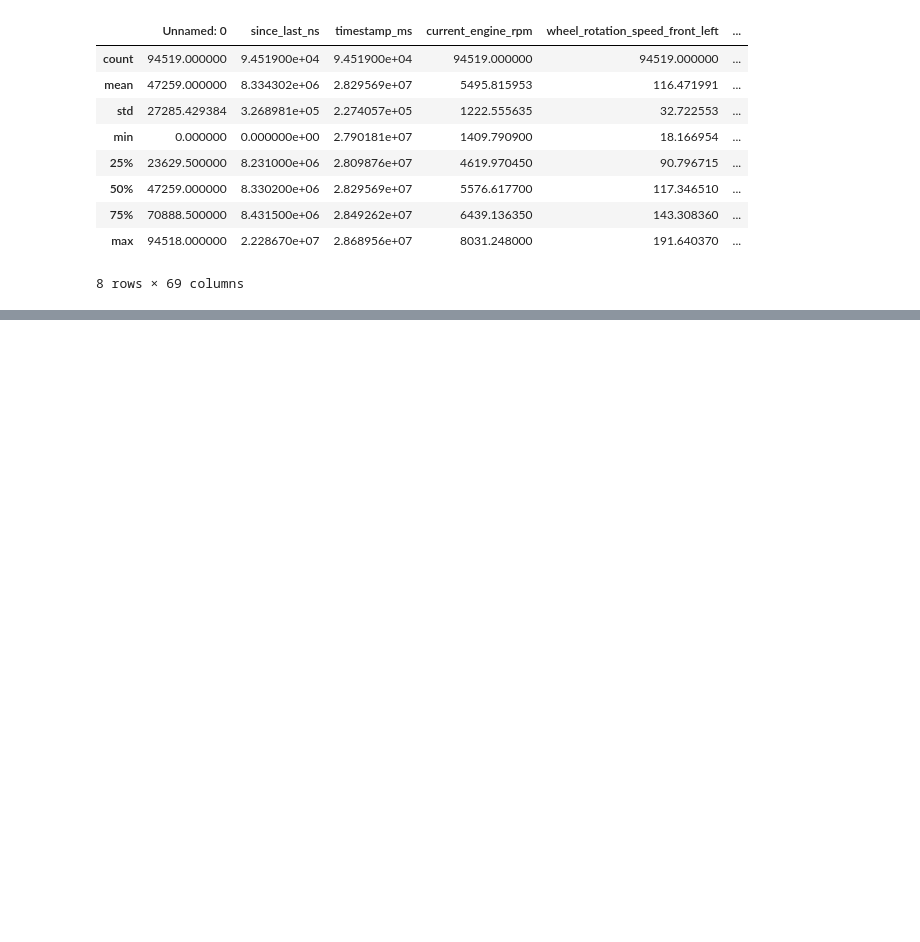
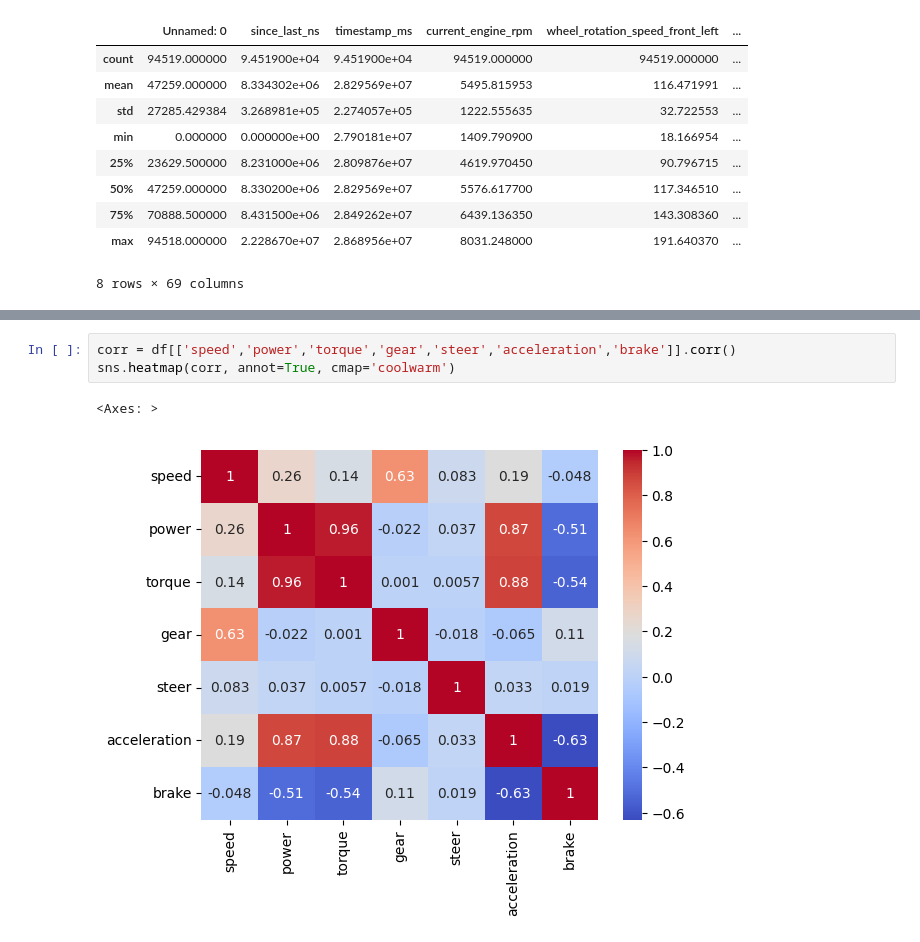
Before and after one commit to nasim-raj-laskar/Race-Telemetry, a Jupyter notebook: research/EDA.ipynb, the cells around one changed output, grey strips where cells are left out. Cells and saved outputs as stored; diff of their text form; blank space fills up the shorter version.

```diff
--- a/research/EDA.ipynb
+++ b/research/EDA.ipynb
@@ -64,0 +80,6 @@ df.describe()
+# %%
+corr = df[['speed','power','torque','gear','steer','acceleration','brake']].corr()
+sns.heatmap(corr, annot=True, cmap='coolwarm')
+# %% [output]
+<Axes: >
+[figure, added]
```
Also changed, not shown: parts of 23 cells of this notebook.
